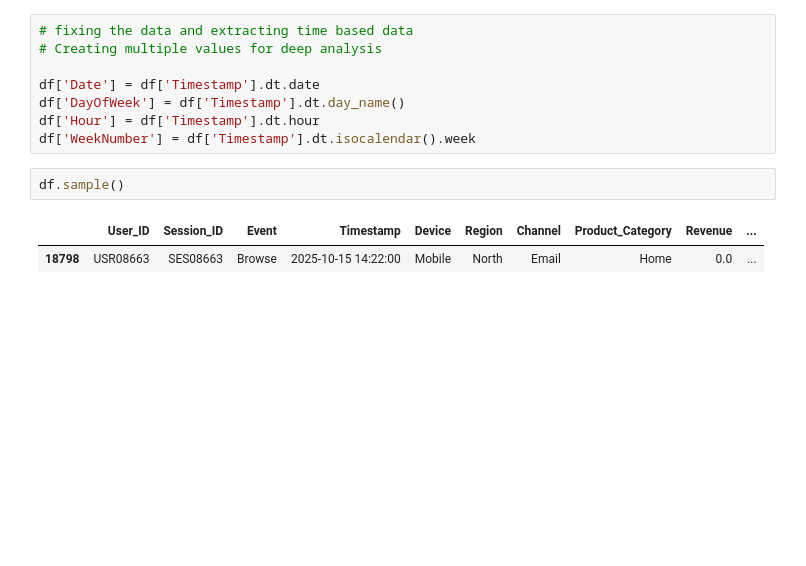
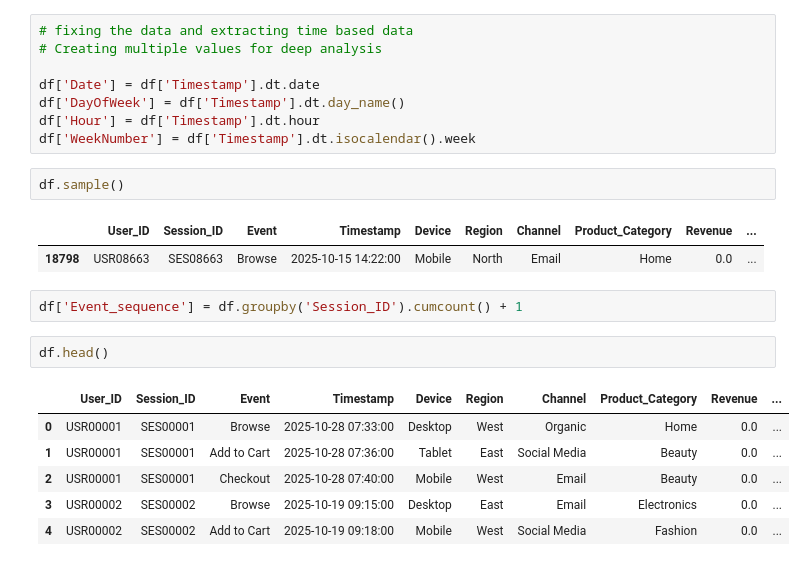
Before and after one commit to amandebnath/funnel-analysis-project, a Jupyter notebook: funnel-analysis.ipynb, the cells around one changed output. Cells and saved outputs as stored; diff of their text form; blank space fills up the shorter version.

```diff
--- a/funnel-analysis.ipynb
+++ b/funnel-analysis.ipynb
@@ -223,3 +223,14 @@ df.sample()
 # %% [output]
 |  | User_ID | Session_ID | Event | Timestamp | Device | Region | Channel | Product_Category | Revenue | ... |
 | 18798 | USR08663 | SES08663 | Browse | 2025-10-15 14:22:00 | Mobile | North | Email | Home | 0.0 | ... |
+# %%
+df['Event_sequence'] = df.groupby('Session_ID').cumcount() + 1
+# %%
+df.head()
+# %% [output]
+|  | User_ID | Session_ID | Event | Timestamp | Device | Region | Channel | Product_Category | Revenue | ... |
+| 0 | USR00001 | SES00001 | Browse | 2025-10-28 07:33:00 | Desktop | West | Organic | Home | 0.0 | ... |
+| 1 | USR00001 | SES00001 | Add to Cart | 2025-10-28 07:36:00 | Tablet | East | Social Media | Beauty | 0.0 | ... |
+| 2 | USR00001 | SES00001 | Checkout | 2025-10-28 07:40:00 | Mobile | West | Email | Beauty | 0.0 | ... |
+| 3 | USR00002 | SES00002 | Browse | 2025-10-19 09:15:00 | Desktop | East | Email | Electronics | 0.0 | ... |
+| 4 | USR00002 | SES00002 | Add to Cart | 2025-10-19 09:18:00 | Mobile | West | Social Media | Fashion | 0.0 | ... |
```
Also changed, not shown: parts of 2 cells of this notebook.
